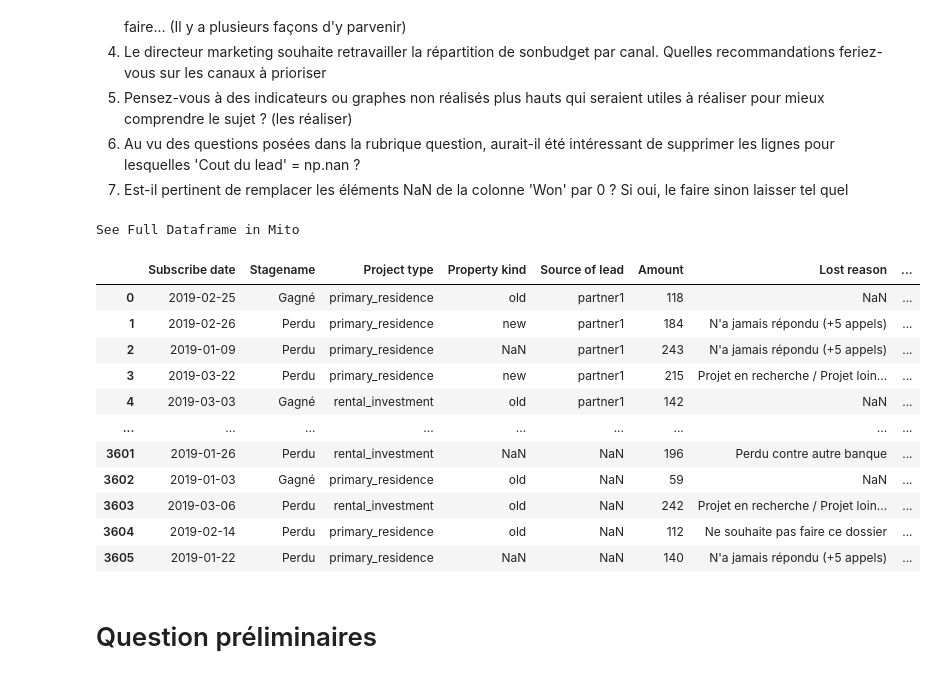
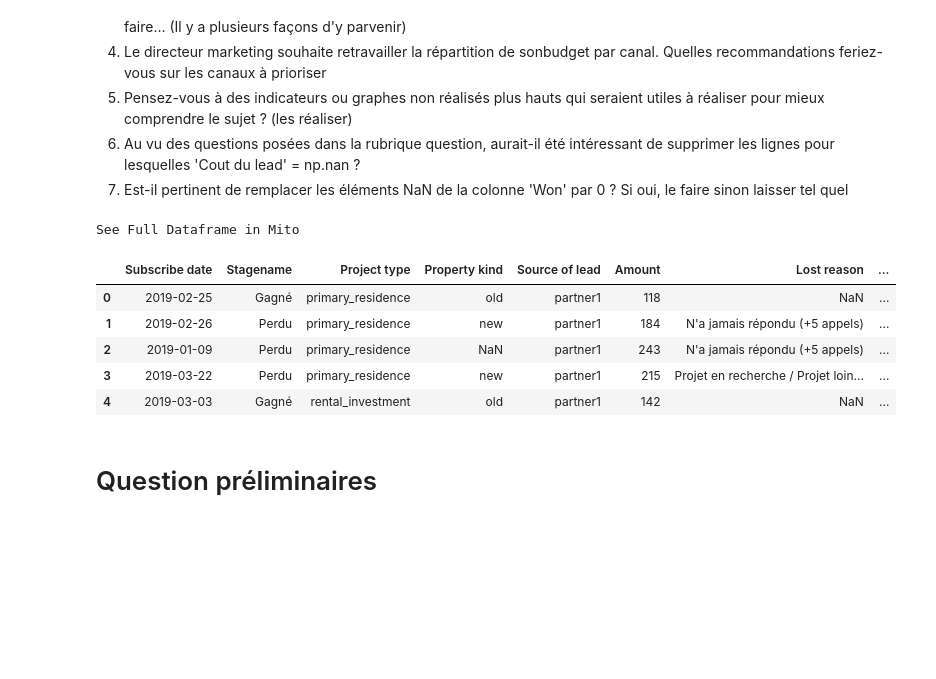
Before and after one commit to Camille9999/Exercices-SIMPLON-IA3, a Jupyter notebook: Exercices S7/08-11-2022/Exercice CRM_data.ipynb, the cells around one changed output. Saved outputs shown, nothing was run; the diff lists cells and outputs as text; code cells hidden in the pictures; blank space fills up the shorter version.

```diff
--- a/Exercices S7/08-11-2022/Exercice CRM_data.ipynb
+++ b/Exercices S7/08-11-2022/Exercice CRM_data.ipynb
@@ -56,23 +56,17 @@ comprendre le sujet ? (les réaliser)
 # %%
 import pandas as pd
 
 df = pd.read_csv('CRM_data.csv')
 header = df.columns.tolist()
-df
+df.head(5)
 # %% [output]
 See Full Dataframe in Mito
 |  | Subscribe date | Stagename | Project type | Property kind | Source of lead | Amount | Lost reason | ... |
 | 0 | 2019-02-25 | Gagné | primary_residence | old | partner1 | 118 | NaN | ... |
 | 1 | 2019-02-26 | Perdu | primary_residence | new | partner1 | 184 | N'a jamais répondu (+5 appels) | ... |
 | 2 | 2019-01-09 | Perdu | primary_residence | NaN | partner1 | 243 | N'a jamais répondu (+5 appels) | ... |
 | 3 | 2019-03-22 | Perdu | primary_residence | new | partner1 | 215 | Projet en recherche / Projet loin... | ... |
 | 4 | 2019-03-03 | Gagné | rental_investment | old | partner1 | 142 | NaN | ... |
-| ... | ... | ... | ... | ... | ... | ... | ... | ... |
-| 3601 | 2019-01-26 | Perdu | rental_investment | NaN | NaN | 196 | Perdu contre autre banque | ... |
-| 3602 | 2019-01-03 | Gagné | primary_residence | old | NaN | 59 | NaN | ... |
-| 3603 | 2019-03-06 | Perdu | rental_investment | old | NaN | 242 | Projet en recherche / Projet loin... | ... |
-| 3604 | 2019-02-14 | Perdu | primary_residence | old | NaN | 112 | Ne souhaite pas faire ce dossier | ... |
-| 3605 | 2019-01-22 | Perdu | primary_residence | NaN | NaN | 140 | N'a jamais répondu (+5 appels) | ... |
 # %% [markdown]
 # Question préliminaires
 # %%
```
Also changed, not shown: parts of 6 cells of this notebook, 1 other file.
